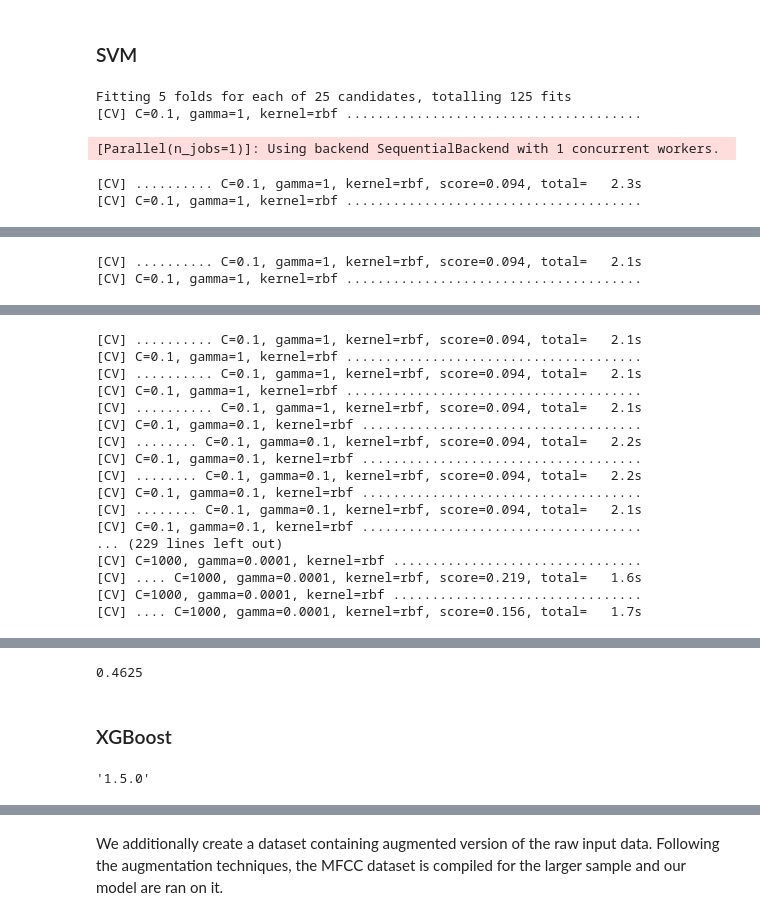
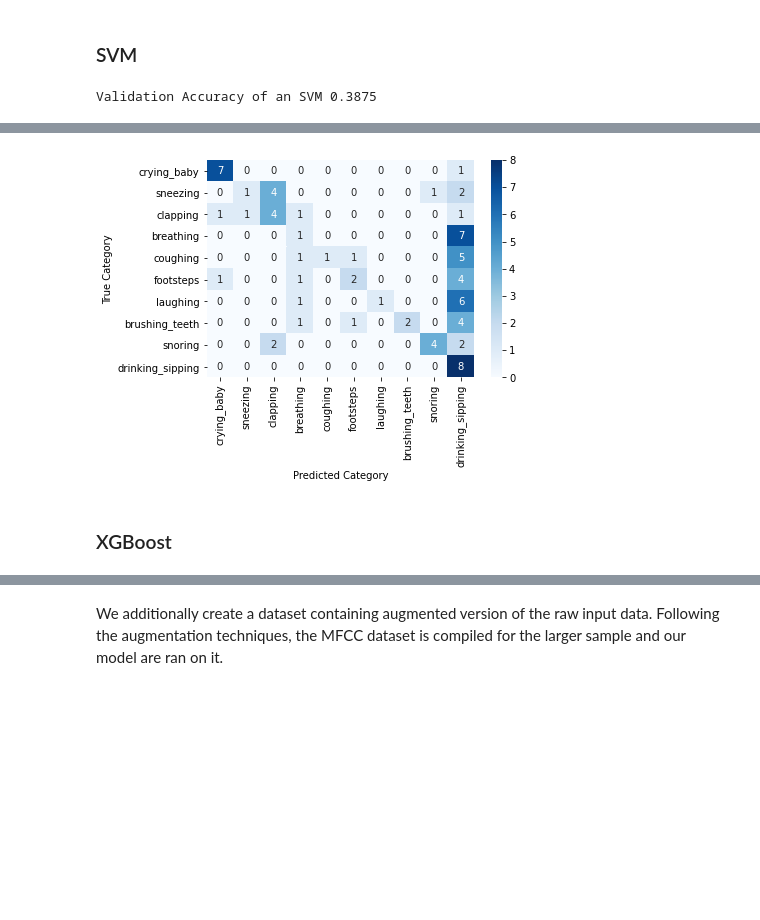
Before and after one commit to santiviquez/noisy-human-recognition, a Jupyter notebook: sound-classification.ipynb, the cells around one changed output, grey strips where cells are left out. Drawn from its saved outputs; the diff is of its cells as text; code cells hidden in the pictures; blank space fills up the shorter version.

```diff
--- a/sound-classification.ipynb
+++ b/sound-classification.ipynb
@@ -311,10 +343,7 @@ svm_grid = GridSearchCV(svm.SVC(random_state = 0), param_grid)
 # fitting the model for grid search
 svm_grid.fit(X_train_2d, y_train)
 
-svm_acc = accuracy_score(svm_grid.predict(X_val_2d), y_val)
+svm_acc = eval_and_plot(svm_grid, X_val_2d, y_val, plot_labels)
+print("Validation Accuracy of an SVM", svm_acc)
 # %% [output]
-Fitting 5 folds for each of 25 candidates, totalling 125 fits
-[CV] C=0.1, gamma=1, kernel=rbf ......................................
+Validation Accuracy of an SVM 0.3875
-[Parallel(n_jobs=1)]: Using backend SequentialBackend with 1 concurrent workers.
-[CV] .......... C=0.1, gamma=1, kernel=rbf, score=0.094, total=   2.3s
-[CV] C=0.1, gamma=1, kernel=rbf ......................................
@@ -322,2 +349,0 @@ Fitting 5 folds for each of 25 candidates, totalling 125 fits
-[CV] .......... C=0.1, gamma=1, kernel=rbf, score=0.094, total=   2.1s
-[CV] C=0.1, gamma=1, kernel=rbf ......................................
@@ -325,17 +349,0 @@ Fitting 5 folds for each of 25 candidates, totalling 125 fits
-[CV] .......... C=0.1, gamma=1, kernel=rbf, score=0.094, total=   2.1s
-[CV] C=0.1, gamma=1, kernel=rbf ......................................
-[CV] .......... C=0.1, gamma=1, kernel=rbf, score=0.094, total=   2.1s
-[CV] C=0.1, gamma=1, kernel=rbf ......................................
-[CV] .......... C=0.1, gamma=1, kernel=rbf, score=0.094, total=   2.1s
-[CV] C=0.1, gamma=0.1, kernel=rbf ....................................
-[CV] ........ C=0.1, gamma=0.1, kernel=rbf, score=0.094, total=   2.2s
-[CV] C=0.1, gamma=0.1, kernel=rbf ....................................
-[CV] ........ C=0.1, gamma=0.1, kernel=rbf, score=0.094, total=   2.2s
-[CV] C=0.1, gamma=0.1, kernel=rbf ....................................
-[CV] ........ C=0.1, gamma=0.1, kernel=rbf, score=0.094, total=   2.1s
-[CV] C=0.1, gamma=0.1, kernel=rbf ....................................
-... (229 lines left out)
-[CV] C=1000, gamma=0.0001, kernel=rbf ................................
-[CV] .... C=1000, gamma=0.0001, kernel=rbf, score=0.219, total=   1.6s
-[CV] C=1000, gamma=0.0001, kernel=rbf ................................
-[CV] .... C=1000, gamma=0.0001, kernel=rbf, score=0.156, total=   1.7s
@@ -343,16 +350,9 @@ Fitting 5 folds for each of 25 candidates, totalling 125 fits
+[figure, added]
-# %%
-svm_acc
-# %% [output]
-0.4625
 # %% [markdown]
 ### XGBoost
 # %%
 y_train_0 = y_train-20
 y_val_0 = y_val-20
-# %%
-xgb.__version__
-# %% [output]
-'1.5.0'
 # %%
 param_grid = {
     'max_depth': [5, 10, 15]
```
Also changed, not shown: parts of 12 cells of this notebook.
